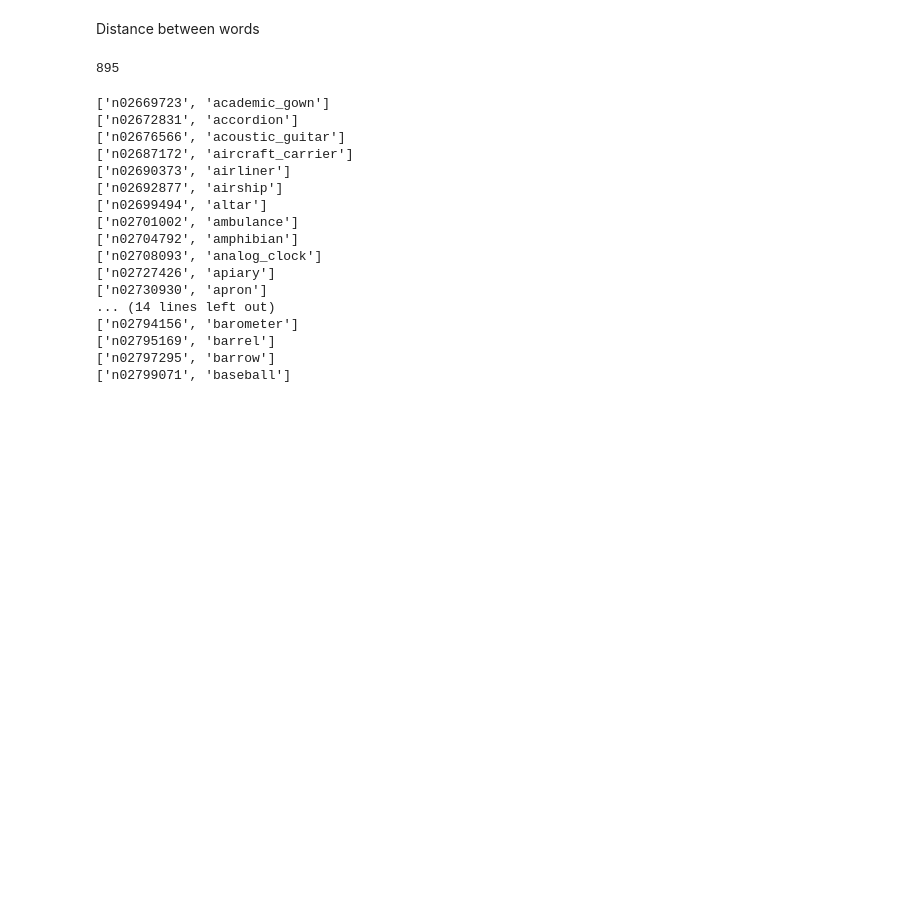
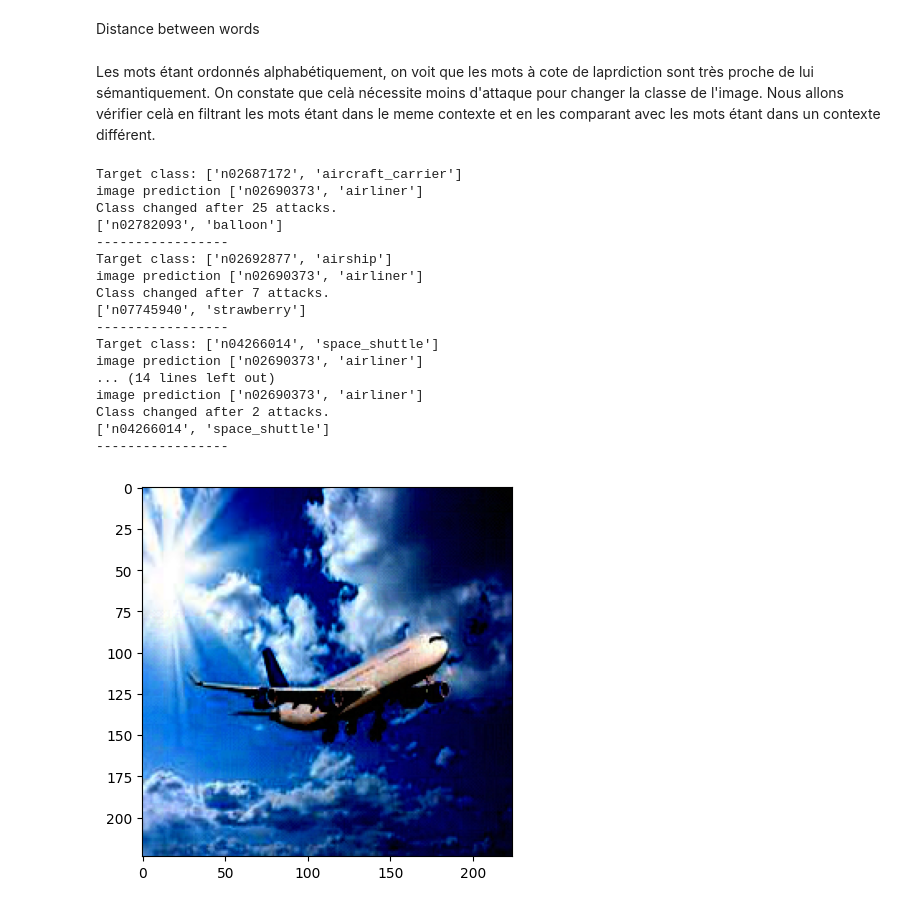
Before and after one commit to momoth12/Project-Explainability-for-Vision-Transformers, a Jupyter notebook: attention_flow_attack.ipynb, the cells around one changed output. Cells and saved outputs as stored; diff of their text form; code cells hidden in the pictures; blank space fills up the shorter version.

```diff
--- a/attention_flow_attack.ipynb
+++ b/attention_flow_attack.ipynb
@@ -360,0 +343,4 @@ L'index de la classe de l'image sélectionnée est 404
+# %%
+word="airliner"
+a=404
+print("corresponding index {404}")
@@ -363,7 +354,7 @@ target_range=np.arange(a-10,a+10)
 number_of_attacks=[]
 for i in target_range:
     print("Target class:",classes[i])
-    a=multiple_attacks(input_tensor,i)
+    a,new_best_prediction=multiple_attacks(input_tensor,i)
     number_of_attacks.append(a)
     print("-----------------")
 # %% [output]
@@ -402,32 +393,47 @@ plt.show()
 [figure]
 # %% [markdown]
 Distance between words
+# %% [markdown]
+Les mots étant ordonnés alphabétiquement, on voit que les mots à cote de laprdiction sont très proche de lui sémantiquement.
+On constate que celà nécessite moins d'attaque pour changer la classe de l'image.
+Nous allons vérifier celà en filtrant les mots étant dans le meme contexte et en les comparant avec les mots étant dans un contexte différent.
 # %%
-word="warplane"
+word="airliner"
+
+target =["airship","aircraft_carrier","wing","warplane","space_shuttle","steel_arch_bridge"]
+target_index=[]
 for i in range(1000):
-    if classes[i][1]==word:
-        print(i)
-        break
+    if classes[i][1] in target:
+        target_index.append(i)
+
+
+#print(target_index)
-# %% [output]
-895
-# %%
-for i in range(400,430):
-    print(classes[i])
-# %% [output]
-['n02669723', 'academic_gown']
-['n02672831', 'accordion']
-['n02676566', 'acoustic_guitar']
-['n02687172', 'aircraft_carrier']
-['n02690373', 'airliner']
-['n02692877', 'airship']
-['n02699494', 'altar']
-['n02701002', 'ambulance']
-['n02704792', 'amphibian']
-['n02708093', 'analog_clock']
-['n02727426', 'apiary']
-['n02730930', 'apron']
-... (14 lines left out)
-['n02794156', 'barometer']
-['n02795169', 'barrel']
-['n02797295', 'barrow']
-['n02799071', 'baseball']
+# %%
+
+number_of_attacks=[]
+new_classes=[]
+for i in target_index:
+    print("Target class:",classes[i])
+    a,new_best_prediction=multiple_attacks(input_tensor,i)
+    number_of_attacks.append(a)
+    new_classes.append(new_best_prediction)
+    print("-----------------")
+# %% [output]
+Target class: ['n02687172', 'aircraft_carrier']
+image prediction ['n02690373', 'airliner']
+Class changed after 25 attacks.
+['n02782093', 'balloon']
+-----------------
+Target class: ['n02692877', 'airship']
+image prediction ['n02690373', 'airliner']
+Class changed after 7 attacks.
+['n07745940', 'strawberry']
+-----------------
+Target class: ['n04266014', 'space_shuttle']
+image prediction ['n02690373', 'airliner']
+... (14 lines left out)
+image prediction ['n02690373', 'airliner']
+Class changed after 2 attacks.
+['n04266014', 'space_shuttle']
+-----------------
+[figure, added]
```
Also changed, not shown: parts of 23 cells of this notebook, 4 other files.
